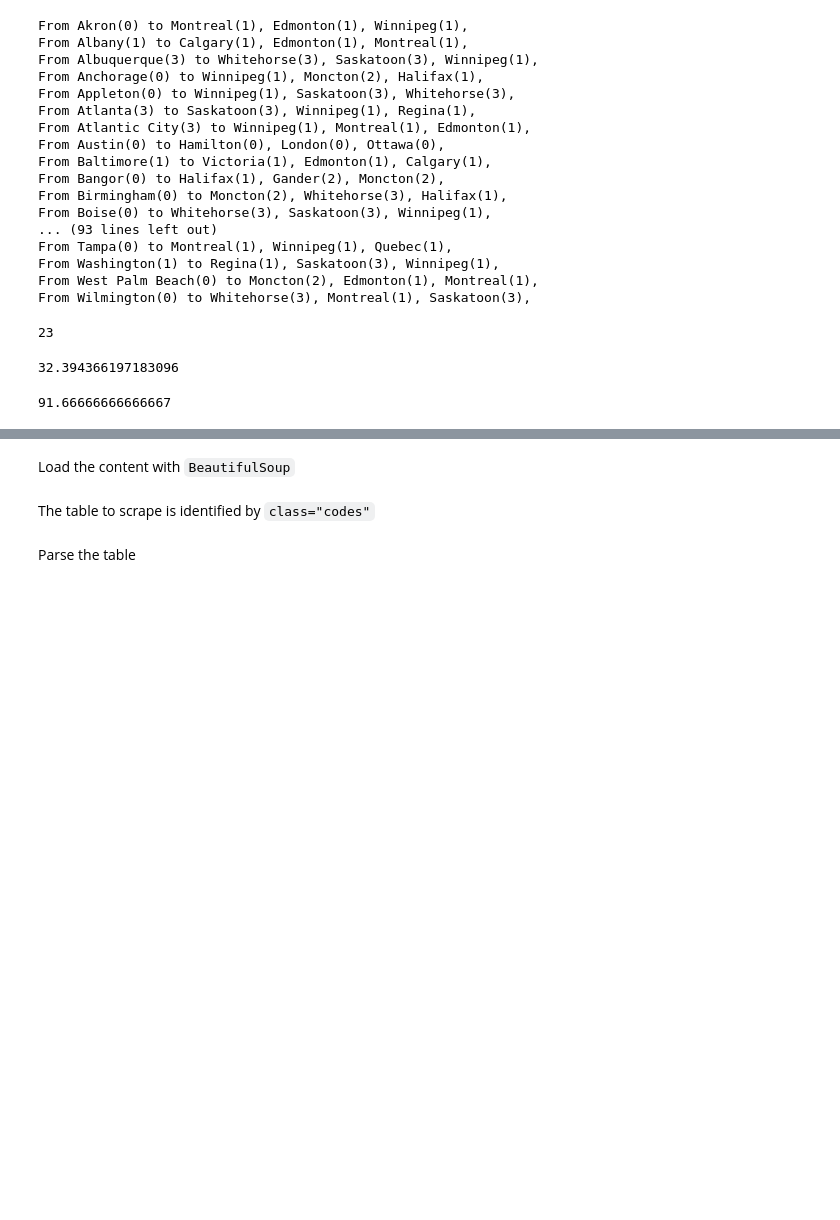
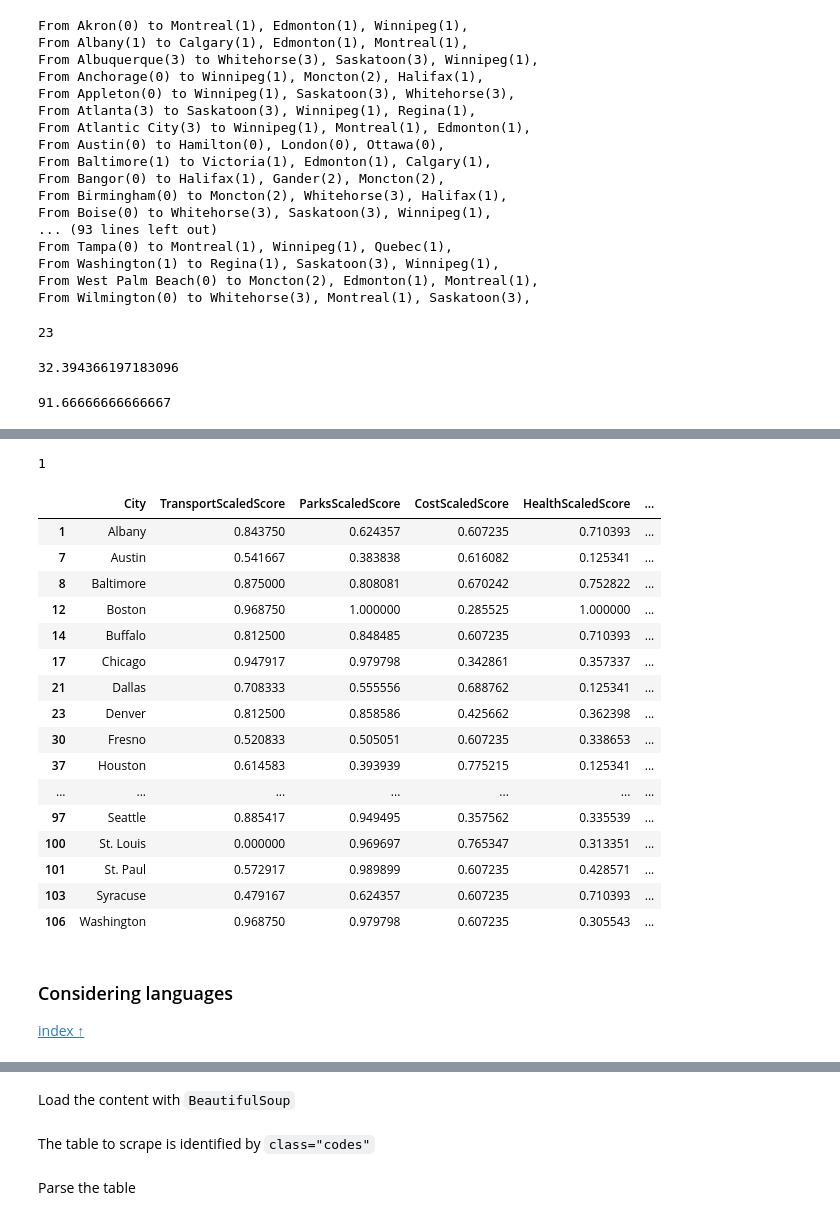
Before and after one commit to caos21/Coursera_Capstone, a Jupyter notebook: capstone-project-data.ipynb, the cells around one changed output, grey strips where cells are left out. Drawn from its saved outputs; the diff is of its cells as text; code cells hidden in the pictures; blank space fills up the shorter version.

```diff
--- a/capstone-project-data.ipynb
+++ b/capstone-project-data.ipynb
@@ -2782,0 +2820,5 @@ tcount2 = len(usa_clusters_df[(usa_clusters_df.Cluster==1)])
+# %%
+db = DBSCAN(eps=0.31, min_samples=15).fit(X)
+# %%
+labels = db.labels_
+labels
@@ -2782,0 +2835,27 @@ tcount2 = len(usa_clusters_df[(usa_clusters_df.Cluster==1)])
+# %%
+n_clusters_
+# %% [output]
+1
+# %%
+usa_final_df[labels == -1]
+# %% [output]
+|  | City | TransportScaledScore | ParksScaledScore | CostScaledScore | HealthScaledScore | ... |
+| 1 | Albany | 0.843750 | 0.624357 | 0.607235 | 0.710393 | ... |
+| 7 | Austin | 0.541667 | 0.383838 | 0.616082 | 0.125341 | ... |
+| 8 | Baltimore | 0.875000 | 0.808081 | 0.670242 | 0.752822 | ... |
+| 12 | Boston | 0.968750 | 1.000000 | 0.285525 | 1.000000 | ... |
+| 14 | Buffalo | 0.812500 | 0.848485 | 0.607235 | 0.710393 | ... |
+| 17 | Chicago | 0.947917 | 0.979798 | 0.342861 | 0.357337 | ... |
+| 21 | Dallas | 0.708333 | 0.555556 | 0.688762 | 0.125341 | ... |
+| 23 | Denver | 0.812500 | 0.858586 | 0.425662 | 0.362398 | ... |
+| 30 | Fresno | 0.520833 | 0.505051 | 0.607235 | 0.338653 | ... |
+| 37 | Houston | 0.614583 | 0.393939 | 0.775215 | 0.125341 | ... |
+| ... | ... | ... | ... | ... | ... | ... |
+| 97 | Seattle | 0.885417 | 0.949495 | 0.357562 | 0.335539 | ... |
+| 100 | St. Louis | 0.000000 | 0.969697 | 0.765347 | 0.313351 | ... |
+| 101 | St. Paul | 0.572917 | 0.989899 | 0.607235 | 0.428571 | ... |
+| 103 | Syracuse | 0.479167 | 0.624357 | 0.607235 | 0.710393 | ... |
+| 106 | Washington | 0.968750 | 0.979798 | 0.607235 | 0.305543 | ... |
+# %% [markdown]
+### <a name="langs">Considering languages</a>
+<a href=#index>index &uarr;</a>
```
Also changed, not shown: parts of 52 cells of this notebook.
